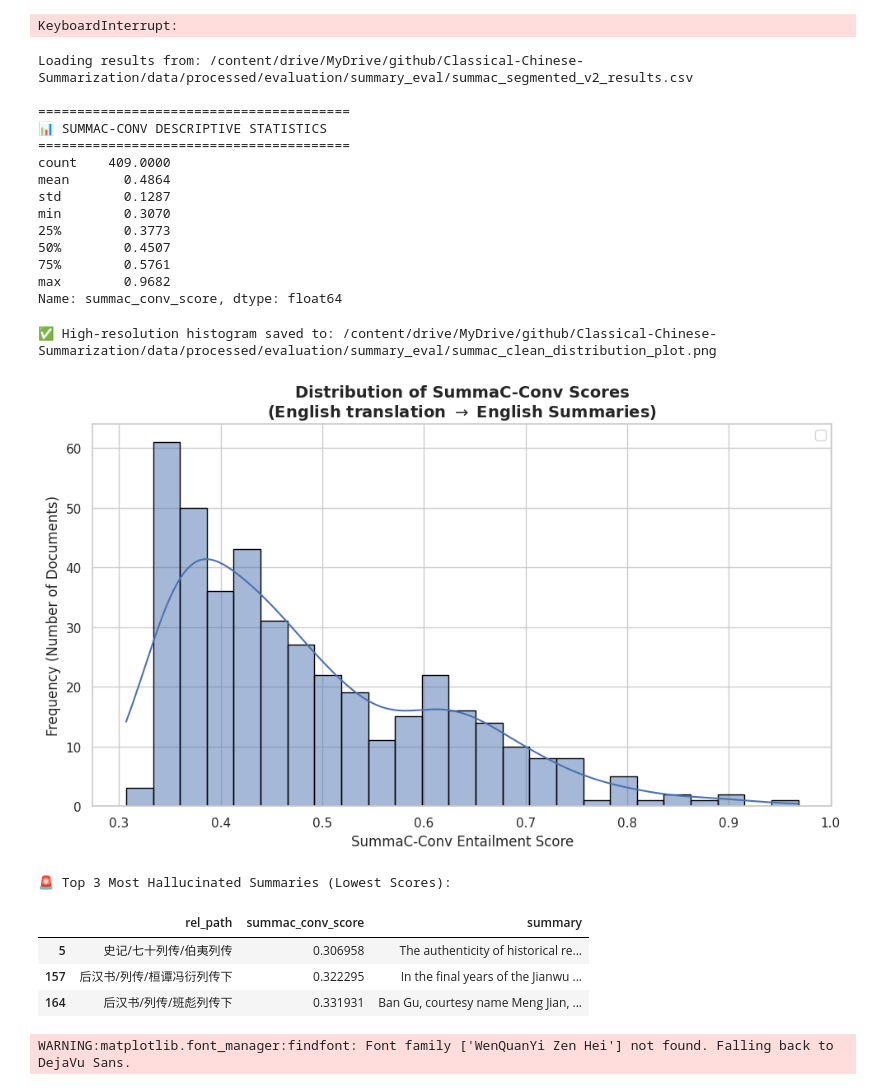
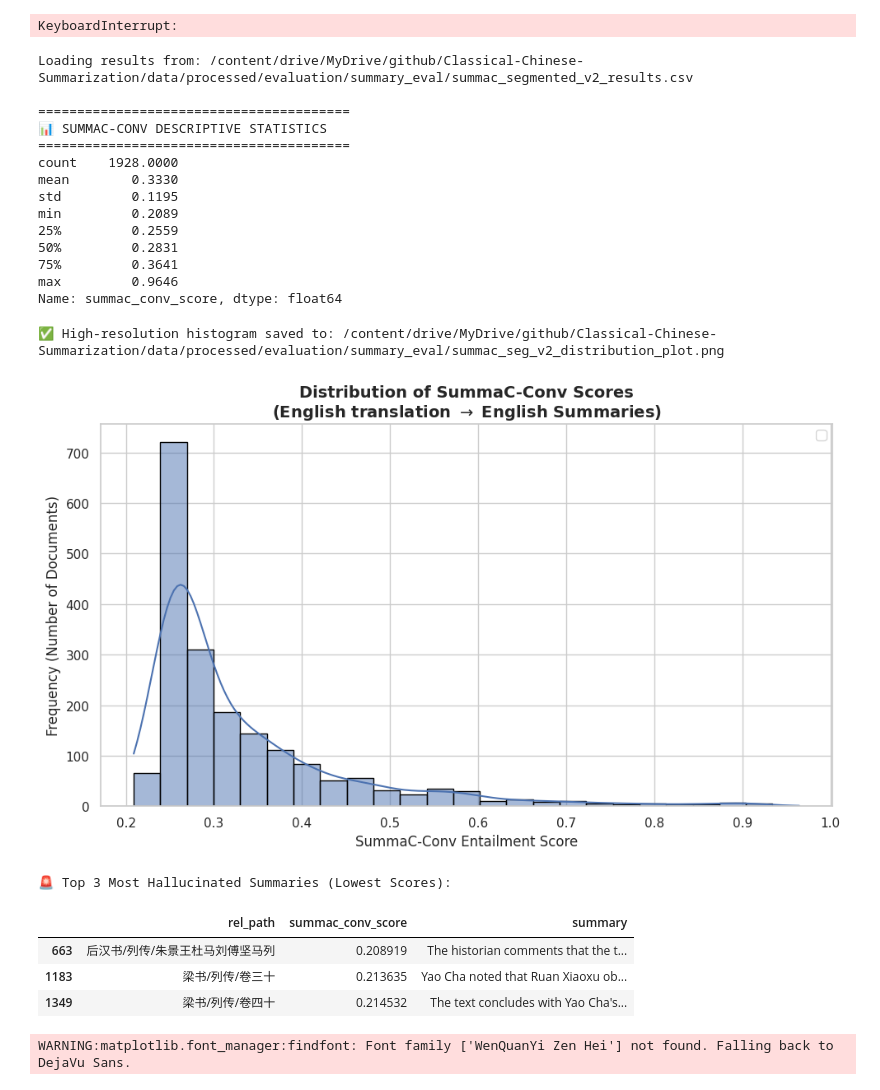
Before and after one commit to ctaiyi15/Classical-Chinese-Summarization, a Jupyter notebook: notebooks/summac_eval_segment_v2.ipynb, the cells around one changed output. Cells and saved outputs as stored; diff of their text form; code cells hidden in the pictures.

Commit message:
feat: code and result of summac eval with segv2 chunked

```diff
--- a/notebooks/summac_eval_segment_v2.ipynb
+++ b/notebooks/summac_eval_segment_v2.ipynb
@@ -412,49 +412,49 @@ def evaluate_summac_run(file_path):
     plt.title('Distribution of SummaC-Conv Scores\n(English translation $\\rightarrow$ English Summaries)',
               fontsize=14, fontweight='bold')
     plt.xlabel('SummaC-Conv Entailment Score', fontsize=12)
     plt.ylabel('Frequency (Number of Documents)', fontsize=12)
     plt.legend(loc='upper right')
     plt.tight_layout()
 
     # Save the plot to the same Google Drive folder
-    plot_path = f"{output_dir}/summac_clean_distribution_plot.png"
+    plot_path = f"{output_dir}/summac_seg_v2_distribution_plot.png"
     plt.savefig(plot_path, dpi=300)
     print(f"\n✅ High-resolution histogram saved to: {plot_path}")
 
     plt.show()
 
     return df
 
 # Run the analysis
 final_df = evaluate_summac_run(csv_path)
 
 # Optional: View the worst-performing summaries to analyze hallucinations
 if final_df is not None:
     print("\n🚨 Top 3 Most Hallucinated Summaries (Lowest Scores):")
     worst_summaries = final_df.sort_values(by='summac_conv_score').head(3)
     display(worst_summaries[['rel_path', 'summac_conv_score', 'summary']])
 # %% [output]
 Loading results from: /content/drive/MyDrive/github/Classical-Chinese-Summarization/data/processed/evaluation/summary_eval/summac_segmented_v2_results.csv
 
 ========================================
 📊 SUMMAC-CONV DESCRIPTIVE STATISTICS
 ========================================
-count    409.0000
-mean       0.4864
-std        0.1287
-min        0.3070
-25%        0.3773
-50%        0.4507
-75%        0.5761
-max        0.9682
+count    1928.0000
+mean        0.3330
+std         0.1195
+min         0.2089
+25%         0.2559
+50%         0.2831
+75%         0.3641
+max         0.9646
 Name: summac_conv_score, dtype: float64
-✅ High-resolution histogram saved to: /content/drive/MyDrive/github/Classical-Chinese-Summarization/data/processed/evaluation/summary_eval/summac_clean_distribution_plot.png
+✅ High-resolution histogram saved to: /content/drive/MyDrive/github/Classical-Chinese-Summarization/data/processed/evaluation/summary_eval/summac_seg_v2_distribution_plot.png
-[figure, old version]
+[figure, new version]
 🚨 Top 3 Most Hallucinated Summaries (Lowest Scores):
 |  | rel_path | summac_conv_score | summary |
-| 5 | 史记/七十列传/伯夷列传 | 0.306958 | The authenticity of historical re... |
-| 157 | 后汉书/列传/桓谭冯衍列传下 | 0.322295 | In the final years of the Jianwu ... |
-| 164 | 后汉书/列传/班彪列传下 | 0.331931 | Ban Gu, courtesy name Meng Jian, ... |
+| 663 | 后汉书/列传/朱景王杜马刘傅坚马列 | 0.208919 | The historian comments that the t... |
+| 1183 | 梁书/列传/卷三十 | 0.213635 | Yao Cha noted that Ruan Xiaoxu ob... |
+| 1349 | 梁书/列传/卷四十 | 0.214532 | The text concludes with Yao Cha's... |
 # %%
 import pandas as pd
 import matplotlib.pyplot as plt
```
Also changed, not shown: parts of 7 cells of this notebook, 2 other files.
